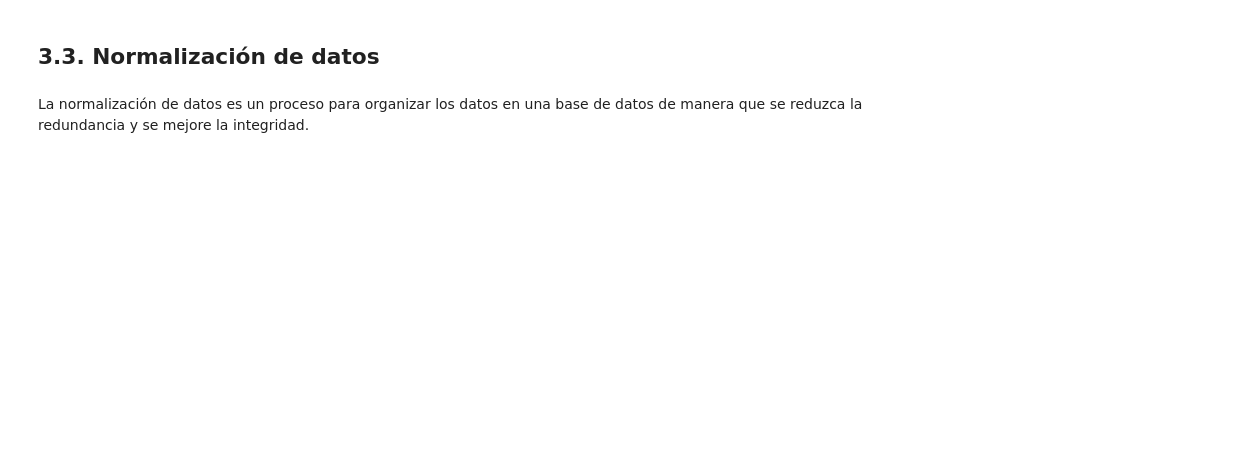
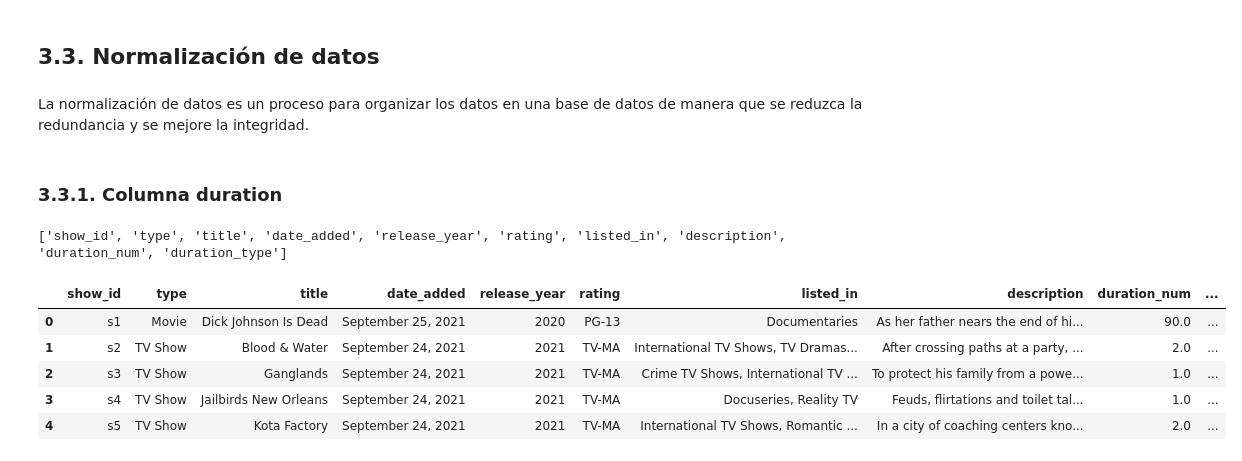
Before and after one commit to MichaelCarrenoRamon/dataprocessing, a Jupyter notebook: Tarea1PythonDataScience.ipynb, the cells around one changed output. Saved outputs shown, nothing was run; the diff lists cells and outputs as text; code cells hidden in the pictures; blank space fills up the shorter version.

```diff
--- a/Tarea1PythonDataScience.ipynb
+++ b/Tarea1PythonDataScience.ipynb
@@ -386,11 +386,3 @@ files.download('netflix_titles_preprocessed.csv')
 ## 3.3. Normalización de datos
 # %% [markdown]
 La normalización de datos es un proceso para organizar los datos en una base de datos de manera que se reduzca la redundancia y se mejore la integridad.
-# %%
-# Convertir los datos de duración 'min' y 'season' en valores numéricos
-
-df['duration_nor'] = df['duration'].str.extract('(\d+)').astype(float)
-
-# Eliminar columna de duración para conservar la nueva columna generada
-
-df.drop(['duration'], axis=1, inplace=True)
@@ -406,0 +389,24 @@ df.drop(['rating'], axis=1, inplace=True)
+# %% [markdown]
+### 3.3.1. Columna duration
+# %%
+# Extrae solo el número
+df['duration_num'] = df['duration'].str.extract('(\d+)').astype(float)
+
+# Extrae solo el tipo de duración sin crear columnas adicionales
+df['duration_type'] = df['duration'].apply(lambda x: 'min' if isinstance(x, str) and 'min' in x.lower() else 'season')
+
+# Eliminación de columna original
+df.drop(['duration'], axis=1, inplace=True)
+# %%
+print(df.columns.tolist())
+# %% [output]
+['show_id', 'type', 'title', 'date_added', 'release_year', 'rating', 'listed_in', 'description', 'duration_num', 'duration_type']
+# %%
+df.head()
+# %% [output]
+|  | show_id | type | title | date_added | release_year | rating | listed_in | description | duration_num | ... |
+| 0 | s1 | Movie | Dick Johnson Is Dead | September 25, 2021 | 2020 | PG-13 | Documentaries | As her father nears the end of hi... | 90.0 | ... |
+| 1 | s2 | TV Show | Blood & Water | September 24, 2021 | 2021 | TV-MA | International TV Shows, TV Dramas... | After crossing paths at a party, ... | 2.0 | ... |
+| 2 | s3 | TV Show | Ganglands | September 24, 2021 | 2021 | TV-MA | Crime TV Shows, International TV ... | To protect his family from a powe... | 1.0 | ... |
+| 3 | s4 | TV Show | Jailbirds New Orleans | September 24, 2021 | 2021 | TV-MA | Docuseries, Reality TV | Feuds, flirtations and toilet tal... | 1.0 | ... |
+| 4 | s5 | TV Show | Kota Factory | September 24, 2021 | 2021 | TV-MA | International TV Shows, Romantic ... | In a city of coaching centers kno... | 2.0 | ... |
```
Also changed, not shown: parts of 21 cells of this notebook, 1 other file.
